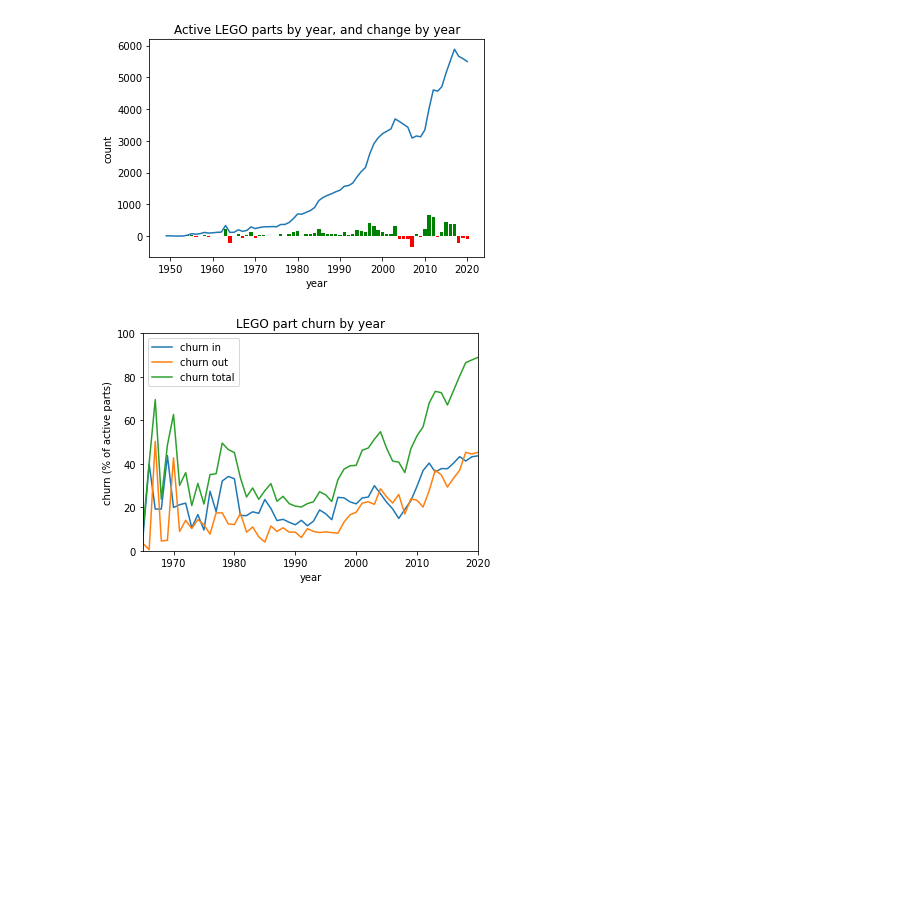
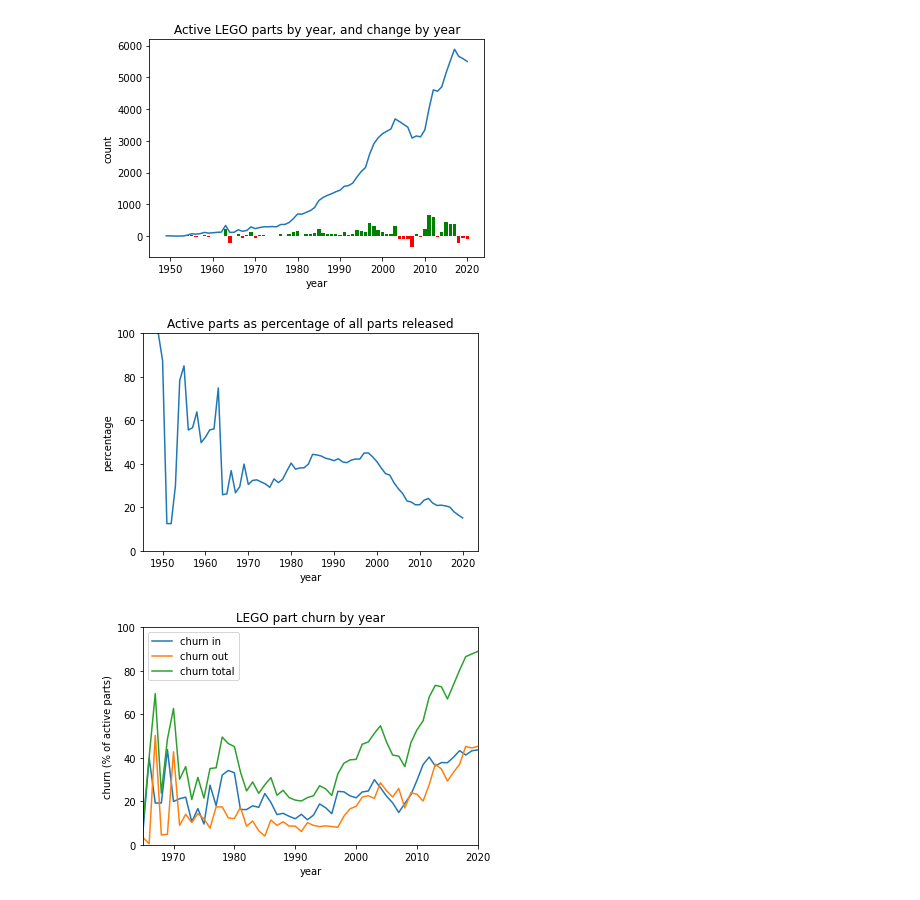
Before and after one commit to safetydave/reuse-metaphor, a Jupyter notebook: lego_lifespans.ipynb, the cells around one changed output. Cells and saved outputs as stored; diff of their text form; code cells hidden in the pictures; blank space fills up the shorter version.

Commit message:
Add bonus charts

```diff
--- a/lego_lifespans.ipynb
+++ b/lego_lifespans.ipynb
@@ -218,7 +218,7 @@ plt.show()
 # %% [output]
 [figure]
 # %%
-ynet_counts = [rel - ret for rel, ret in zip(yrel_counts[1], yret_counts[1])]
+ynet_counts = np.array(yrel_counts[1]) - np.array(yret_counts[1])
 ycumul_counts = np.cumsum(ynet_counts)
 plt.plot(yrange, ycumul_counts)
 plt.bar(yrange, ynet_counts, color=['green' if nc > 0 else 'red' for nc in ynet_counts])
@@ -228,6 +228,17 @@ plt.xlabel('year')
 plt.show()
 # %% [output]
 [figure]
+# %%
+ycumul_rel_counts = np.cumsum(yrel_counts[1])
+prop_active = ycumul_counts / ycumul_rel_counts * 100
+plt.plot(yrange, prop_active)
+plt.ylim((0, 100))
+plt.title('Active parts as percentage of all parts released')
+plt.ylabel('percentage')
+plt.xlabel('year')
+plt.show()
+# %% [output]
+[figure, added]
 # %%
 ychurnin = np.array(yrel_counts[1]) / ycumul_counts * 100
 ychurnout = np.array(yret_counts[1]) / ycumul_counts * 100
```
Also changed, not shown: parts of 5 cells of this notebook.
